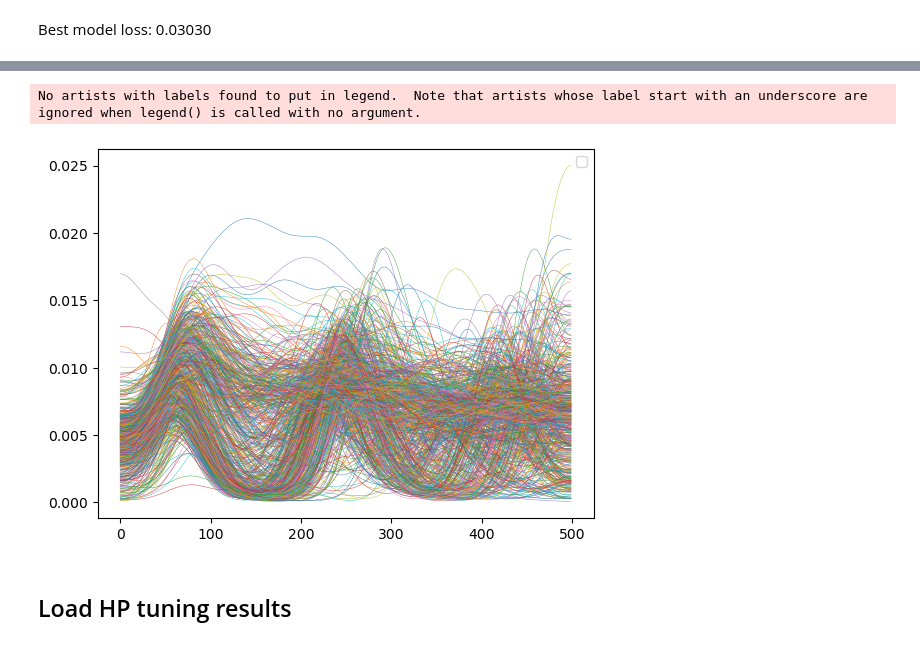
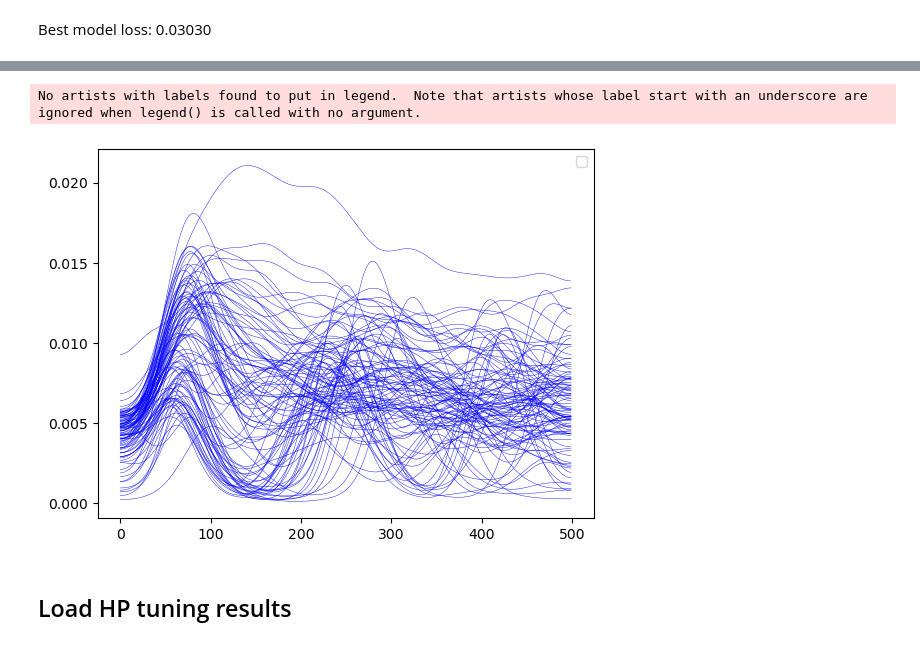
Before and after one commit to Qi-Xin/FC-GPFA, a Jupyter notebook: Decoder&Encoder.ipynb, the cells around one changed output, grey strips where cells are left out. Saved outputs shown, nothing was run; the diff lists cells and outputs as text; code cells hidden in the pictures.

```diff
--- a/Decoder&Encoder.ipynb
+++ b/Decoder&Encoder.ipynb
@@ -1212,20 +1236,21 @@ for i in range(min(nplot,to_plot_data.shape[1])):
 # %%
 import numpy as np
 from scipy.ndimage import gaussian_filter1d
-nplot = 1000
-to_plot_data = trainer.spikes_full.mean(axis=(1)).numpy()[:, :].T
+nplot = 100
+nplot = min(nplot,trainer.spikes_full.shape[0])
 
 import matplotlib.pyplot as plt
 # Assuming to_plot_data is a 1D array or list
-smoothed_data = gaussian_filter1d(to_plot_data, axis=0,sigma=20)  # Adjust sigma for desired smoothing
+smoothed_data = gaussian_filter1d(trainer.spikes_full.mean(axis=(1)).numpy()[:, :].T, axis=0,sigma=20)
 
 # Plotting the original and smoothed data
-plt.plot(smoothed_data[:,:min(nplot,trainer.spikes_full.shape[0])], lw=0.3)
+
+plt.plot(smoothed_data[:,:nplot], lw=0.3, color='b')
 plt.legend()
 plt.show()
 # %% [output]
 No artists with labels found to put in legend.  Note that artists whose label start with an underscore are ignored when legend() is called with no argument.
-[figure, old version]
+[figure, new version]
 # %% [markdown]
 ## Load HP tuning results
 # %%
```
Also changed, not shown: parts of 7 cells of this notebook, 4 other files.
